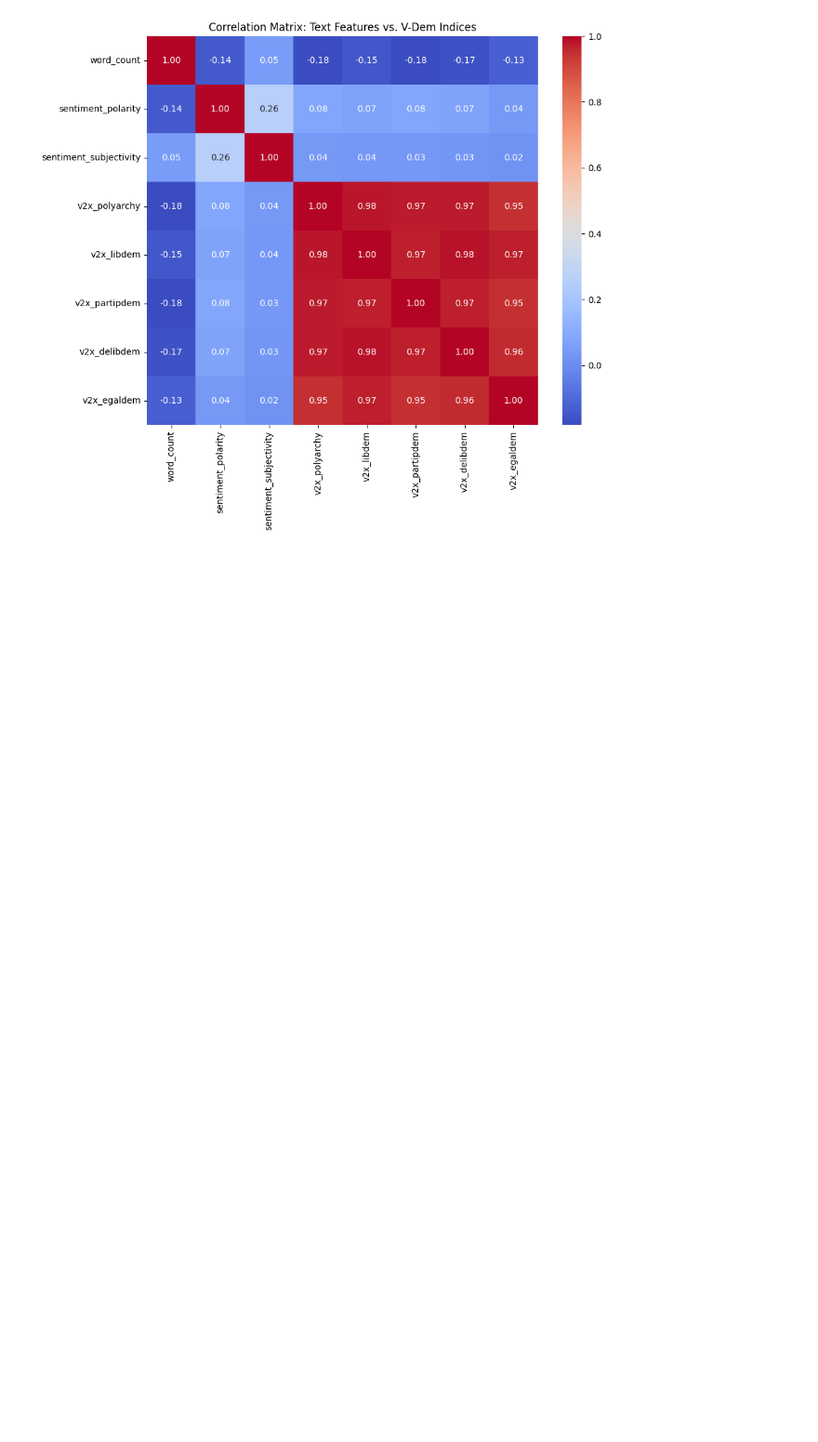
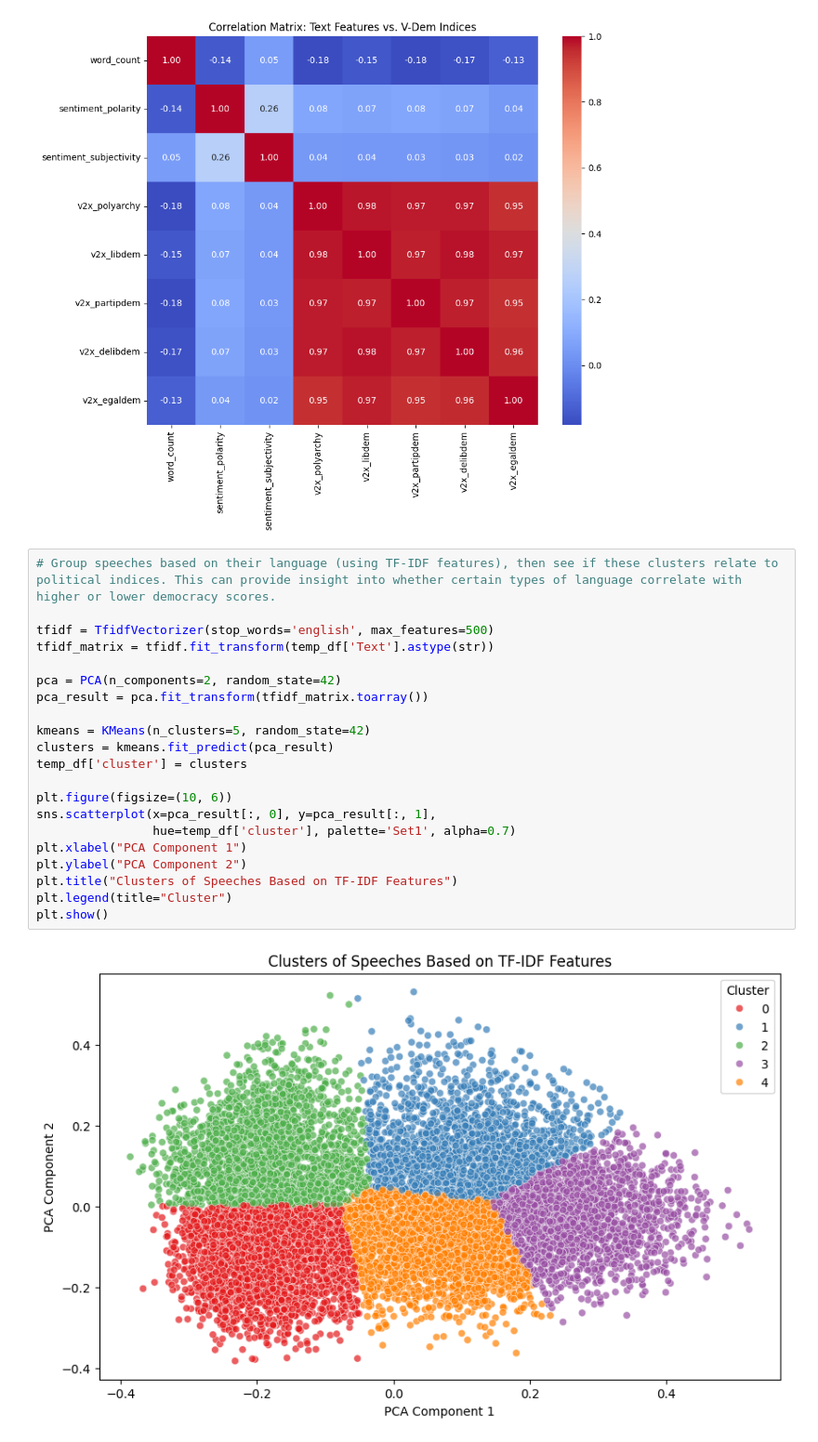
Before and after one commit to maxlaza411/Speech-Gov-Prediction, a Jupyter notebook: workbook.ipynb, the cells around one changed output. Shown: that part at 93% size. Drawn from its saved outputs; the diff is of its cells as text; blank space fills up the shorter version.

```diff
--- a/workbook.ipynb
+++ b/workbook.ipynb
@@ -203,3 +210,26 @@ plt.title("Correlation Matrix: Text Features vs. V-Dem Indices")
 plt.show()
 # %% [output]
 [figure]
+# %%
+# Group speeches based on their language (using TF‑IDF features), then see if these clusters relate to political indices. This can provide insight into whether certain types of language correlate with higher or lower democracy scores.
+
+tfidf = TfidfVectorizer(stop_words='english', max_features=500)
+tfidf_matrix = tfidf.fit_transform(temp_df['Text'].astype(str))
+
+pca = PCA(n_components=2, random_state=42)
+pca_result = pca.fit_transform(tfidf_matrix.toarray())
+
+kmeans = KMeans(n_clusters=5, random_state=42)
+clusters = kmeans.fit_predict(pca_result)
+temp_df['cluster'] = clusters
+
+plt.figure(figsize=(10, 6))
+sns.scatterplot(x=pca_result[:, 0], y=pca_result[:, 1],
+                hue=temp_df['cluster'], palette='Set1', alpha=0.7)
+plt.xlabel("PCA Component 1")
+plt.ylabel("PCA Component 2")
+plt.title("Clusters of Speeches Based on TF‑IDF Features")
+plt.legend(title="Cluster")
+plt.show()
+# %% [output]
+[figure, added]
```
Also changed, not shown: parts of 12 cells of this notebook.
